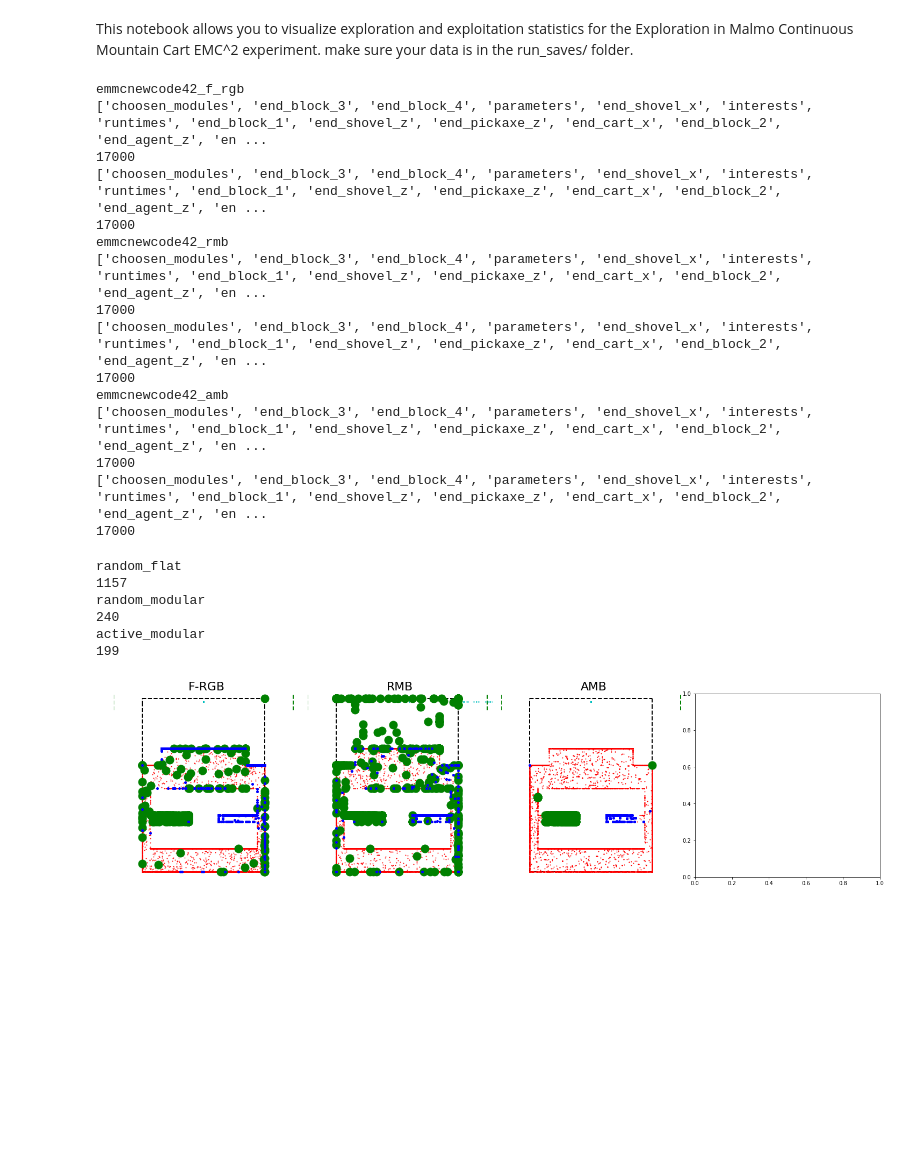
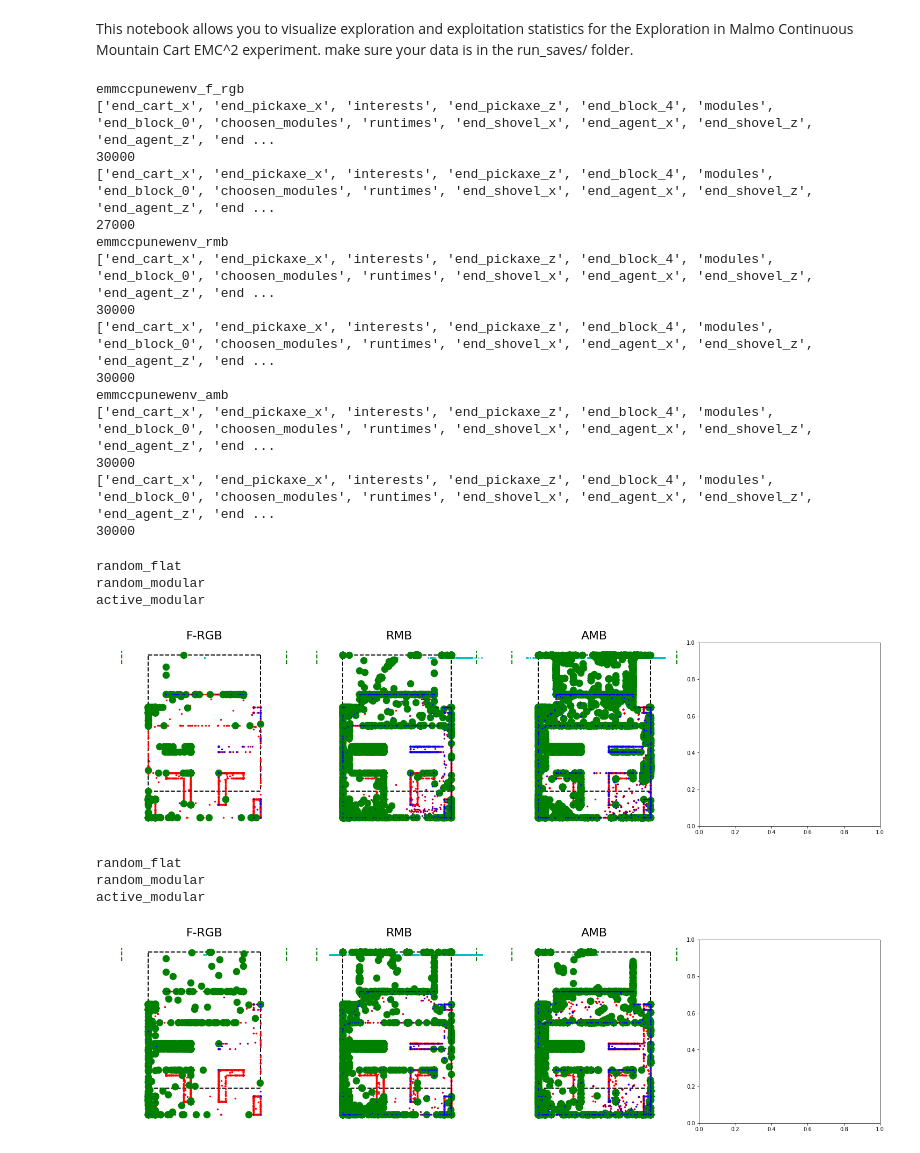
Before and after one commit to rPortelas/malmo_mountain_cart, a Jupyter notebook: data_visualization_emmc.ipynb, the cells around one changed output. Cells and saved outputs as stored; diff of their text form; code cells hidden in the pictures; blank space fills up the shorter version.

```diff
--- a/data_visualization_emmc.ipynb
+++ b/data_visualization_emmc.ipynb
@@ -17,10 +17,10 @@ from scipy.spatial import distance
 nb_runs = 2
 #model_full_names = ["Random Single Goal Space", "Flat Random Goal Babbling"]#, "Random Model Babbling", "Active Model Babbling"]
 #model_full_names = ["Flat Random Goal Babbling", "Random Model Babbling", "Active Model Babbling"]
-model_full_names = ["RANDOM", "Flat Random Goal Babbling", "Random Model Babbling", "Active Model Babbling"]
+model_full_names = ["Flat Random Goal Babbling", "Random Model Babbling", "Active Model Babbling"]
 #model_filenames = ["emmcnewcodenewint_f_rgb","emmcnewcodenewint_rmb","emmcnewcodenewint_amb"]
 titles = ['F-RGB', 'RMB', 'AMB']
-model_filenames = ["emmcnewcode42_f_rgb","emmcnewcode42_rmb","emmcnewcode42_amb"]
+model_filenames = ["emmccpunewenv_f_rgb","emmccpunewenv_rmb","emmccpunewenv_amb"]
 #model_filenames = ["random","dist_fmb","dist_rmb","dist_amb"]
 nb_models = len(model_filenames)
 
@@ -52,21 +52,21 @@ for filename in model_filenames:
         else:
             print("unknown file: {}".format(full_filename))
 # %% [output]
-emmcnewcode42_f_rgb
-['choosen_modules', 'end_block_3', 'end_block_4', 'parameters', 'end_shovel_x', 'interests', 'runtimes', 'end_block_1', 'end_shovel_z', 'end_pickaxe_z', 'end_cart_x', 'end_block_2', 'end_agent_z', 'en ...
-17000
-['choosen_modules', 'end_block_3', 'end_block_4', 'parameters', 'end_shovel_x', 'interests', 'runtimes', 'end_block_1', 'end_shovel_z', 'end_pickaxe_z', 'end_cart_x', 'end_block_2', 'end_agent_z', 'en ...
-17000
-emmcnewcode42_rmb
-['choosen_modules', 'end_block_3', 'end_block_4', 'parameters', 'end_shovel_x', 'interests', 'runtimes', 'end_block_1', 'end_shovel_z', 'end_pickaxe_z', 'end_cart_x', 'end_block_2', 'end_agent_z', 'en ...
-17000
-['choosen_modules', 'end_block_3', 'end_block_4', 'parameters', 'end_shovel_x', 'interests', 'runtimes', 'end_block_1', 'end_shovel_z', 'end_pickaxe_z', 'end_cart_x', 'end_block_2', 'end_agent_z', 'en ...
-17000
-emmcnewcode42_amb
-['choosen_modules', 'end_block_3', 'end_block_4', 'parameters', 'end_shovel_x', 'interests', 'runtimes', 'end_block_1', 'end_shovel_z', 'end_pickaxe_z', 'end_cart_x', 'end_block_2', 'end_agent_z', 'en ...
-17000
-['choosen_modules', 'end_block_3', 'end_block_4', 'parameters', 'end_shovel_x', 'interests', 'runtimes', 'end_block_1', 'end_shovel_z', 'end_pickaxe_z', 'end_cart_x', 'end_block_2', 'end_agent_z', 'en ...
-17000
+emmccpunewenv_f_rgb
+['end_cart_x', 'end_pickaxe_x', 'interests', 'end_pickaxe_z', 'end_block_4', 'modules', 'end_block_0', 'choosen_modules', 'runtimes', 'end_shovel_x', 'end_agent_x', 'end_shovel_z', 'end_agent_z', 'end ...
+30000
+['end_cart_x', 'end_pickaxe_x', 'interests', 'end_pickaxe_z', 'end_block_4', 'modules', 'end_block_0', 'choosen_modules', 'runtimes', 'end_shovel_x', 'end_agent_x', 'end_shovel_z', 'end_agent_z', 'end ...
+27000
+emmccpunewenv_rmb
+['end_cart_x', 'end_pickaxe_x', 'interests', 'end_pickaxe_z', 'end_block_4', 'modules', 'end_block_0', 'choosen_modules', 'runtimes', 'end_shovel_x', 'end_agent_x', 'end_shovel_z', 'end_agent_z', 'end ...
+30000
+['end_cart_x', 'end_pickaxe_x', 'interests', 'end_pickaxe_z', 'end_block_4', 'modules', 'end_block_0', 'choosen_modules', 'runtimes', 'end_shovel_x', 'end_agent_x', 'end_shovel_z', 'end_agent_z', 'end ...
+30000
+emmccpunewenv_amb
+['end_cart_x', 'end_pickaxe_x', 'interests', 'end_pickaxe_z', 'end_block_4', 'modules', 'end_block_0', 'choosen_modules', 'runtimes', 'end_shovel_x', 'end_agent_x', 'end_shovel_z', 'end_agent_z', 'end ...
+30000
+['end_cart_x', 'end_pickaxe_x', 'interests', 'end_pickaxe_z', 'end_block_4', 'modules', 'end_block_0', 'choosen_modules', 'runtimes', 'end_shovel_x', 'end_agent_x', 'end_shovel_z', 'end_agent_z', 'end ...
+30000
 # %%
 # d = data['runs_steps']
 # print(len(d))
@@ -105,10 +105,10 @@ def plot_agent_pos_exploration(ax, Xs, Zs,cart_Xs, title):
             ys = [y,points[i+1,1]]
         ax.plot(xs,ys,color='k',linestyle='--', linewidth=2)
 
-    ax.plot(Xs,Zs,'r.',markersize=2)
+    ax.plot(Xs,Zs,'r.',markersize=5)
     ax.plot(cart_Xs,[443.5]*len(cart_Xs),'c*',markersize=2)
-    ax.set_xlim(xmin=286.5,xmax=296.2)
-    ax.set_ylim(ymin=433,ymax=444)
+    #ax.set_xlim(xmin=286.5,xmax=296.2)
+    #ax.set_ylim(ymin=431,ymax=444)
 
     ax.invert_xaxis()
     #ax.axis('equal')
@@ -130,43 +130,45 @@ def plot_agent_pos_exploration(ax, Xs, Zs,cart_Xs, title):
 # %%
 # Compact Visu
 def compact_explo_maps(max_episodes=None, run_nb=0):
     f, (ax0, ax1, ax2, ax3) = plt.subplots(1,4,figsize=(20,5))
     ax = (ax0, ax1, ax2, ax3)
     for i, (m_name, m_id) in enumerate(zip(model_full_names,model_filenames)):
         b_k = saves[m_id][run_nb]
         print(b_k['parameters']['model_type'])
         #print(m_id)
         #print(i)
         #for i in range(nb_runs):
         #b_k = saves[m_id][i]
         #print(b_k['end_agent_x'][:10])
         if max_episodes is None:
             plot_agent_pos_exploration(ax[i], b_k['end_agent_x'],
                                         b_k['end_agent_z'],
                                         b_k['end_cart_x'], titles[i])
             ax[i].plot(b_k['end_pickaxe_x'],b_k['end_pickaxe_z'],'g.',markersize=20)
             ax[i].plot(b_k['end_shovel_x'],b_k['end_shovel_z'],'b.',markersize=2)
         else:
             plot_agent_pos_exploration(ax[i], b_k['end_agent_x'][:max_episodes],
                                         b_k['end_agent_z'][:max_episodes],
                                         b_k['end_cart_x'][:max_episodes], titles[i])
-            ax[i].plot(b_k['end_pickaxe_x'][:max_episodes],b_k['end_pickaxe_z'][:max_episodes],'g.',markersize=30)
-            ax[i].plot(b_k['end_shovel_x'][:max_episodes],b_k['end_shovel_z'][:max_episodes],'b.',markersize=8)
+            ax[i].plot(b_k['end_pickaxe_x'][:max_episodes],b_k['end_pickaxe_z'][:max_episodes],'g.',markersize=25)
+            ax[i].plot(b_k['end_shovel_x'][:max_episodes],b_k['end_shovel_z'][:max_episodes],'b.',markersize=2)
         #add pickaxe and shovel positions
-        print(len(np.unique(b_k['end_shovel_x'])))
+        #print(len(np.unique(b_k['end_shovel_z'])))
     plt.tight_layout(pad=-1.0)
 
-compact_explo_maps(max_episodes=17000, run_nb=1)
-#plt.savefig("aa_newold_final2", bbox_inches='tight')
-plt.show()
+for i in range(nb_runs):
+    compact_explo_maps(max_episodes=30000, run_nb=i)
+    #plt.savefig("aa_newold_final2", bbox_inches='tight')
+    plt.show()
 # %% [output]
 random_flat
-1157
 random_modular
-240
 active_modular
-199
-[figure, old version]
+[figure, new version]
+random_flat
+random_modular
+active_modular
+[figure, added]
 # %%
 # # GIF out of compact vizu
 # step_size = 1000
```
Also changed, not shown: parts of 6 cells of this notebook, 4 other files.
